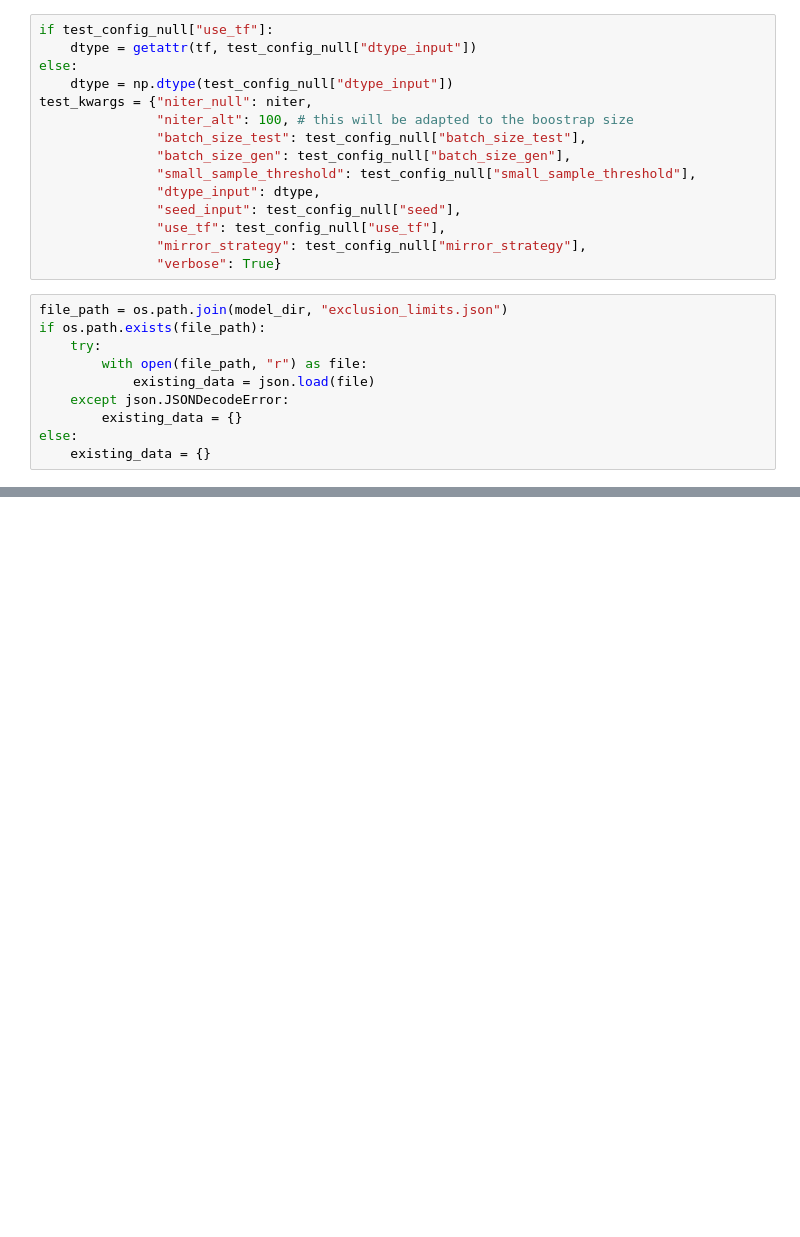
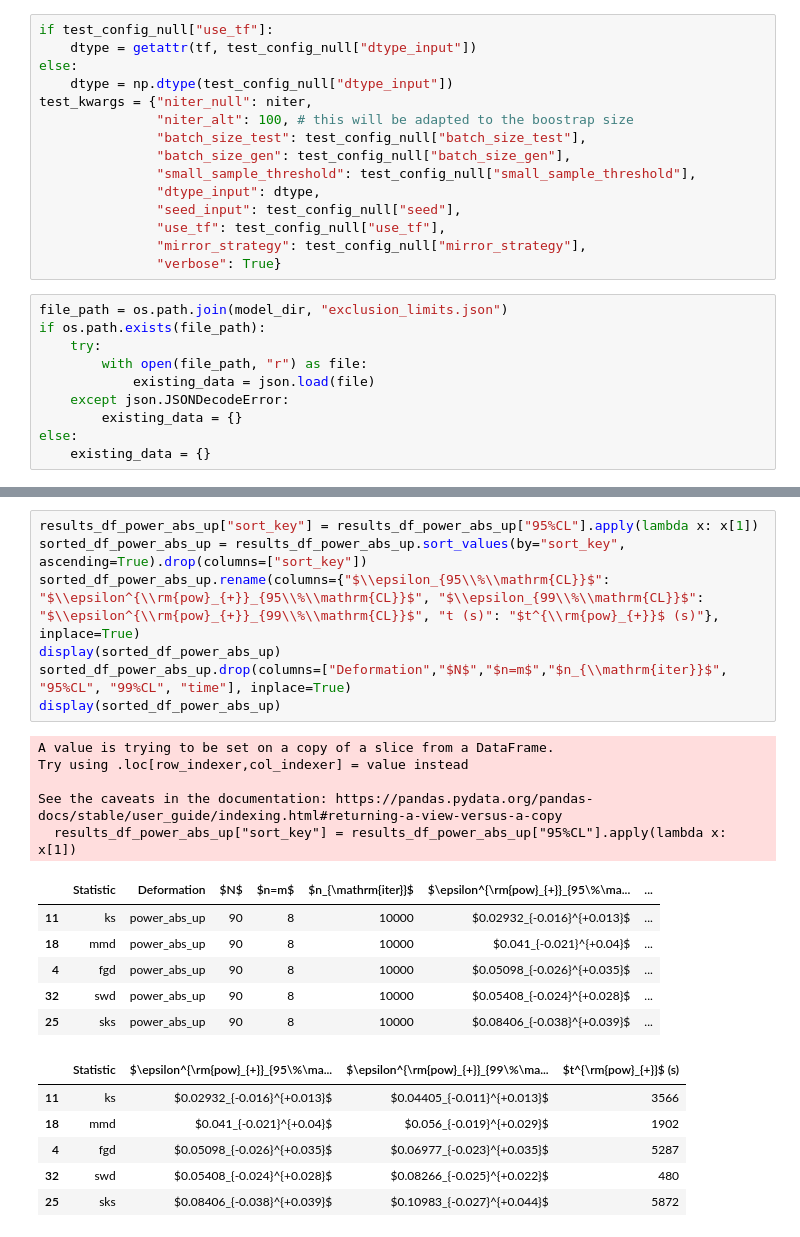
Before and after one commit to TwoSampleTests/JetNetMetrics, a Jupyter notebook: notebooks/particle_features_30_gluon_10K.ipynb, the cells around one changed output, grey strips where cells are left out. Drawn from its saved outputs; the diff is of its cells as text; blank space fills up the shorter version.

```diff
--- a/notebooks/particle_features_30_gluon_10K.ipynb
+++ b/notebooks/particle_features_30_gluon_10K.ipynb
@@ -911,0 +1062,25 @@ Running TF SWD calculatio
+# %%
+results_df_power_abs_up["sort_key"] = results_df_power_abs_up["95%CL"].apply(lambda x: x[1])
+sorted_df_power_abs_up = results_df_power_abs_up.sort_values(by="sort_key", ascending=True).drop(columns=["sort_key"])
+sorted_df_power_abs_up.rename(columns={"$\\epsilon_{95\\%\\mathrm{CL}}$": "$\\epsilon^{\\rm{pow}_{+}}_{95\\%\\mathrm{CL}}$", "$\\epsilon_{99\\%\\mathrm{CL}}$": "$\\epsilon^{\\rm{pow}_{+}}_{99\\%\\mathrm{CL}}$", "t (s)": "$t^{\\rm{pow}_{+}}$ (s)"}, inplace=True)
+display(sorted_df_power_abs_up)
+sorted_df_power_abs_up.drop(columns=["Deformation","$N$","$n=m$","$n_{\\mathrm{iter}}$", "95%CL", "99%CL", "time"], inplace=True)
+display(sorted_df_power_abs_up)
+# %% [output]
+A value is trying to be set on a copy of a slice from a DataFrame.
+Try using .loc[row_indexer,col_indexer] = value instead
+
+See the caveats in the documentation: https://pandas.pydata.org/pandas-docs/stable/user_guide/indexing.html#returning-a-view-versus-a-copy
+  results_df_power_abs_up["sort_key"] = results_df_power_abs_up["95%CL"].apply(lambda x: x[1])
+|  | Statistic | Deformation | $N$ | $n=m$ | $n_{\mathrm{iter}}$ | $\epsilon^{\rm{pow}_{+}}_{95\%\ma... | ... |
+| 11 | ks | power_abs_up | 90 | 8 | 10000 | $0.02932_{-0.016}^{+0.013}$ | ... |
+| 18 | mmd | power_abs_up | 90 | 8 | 10000 | $0.041_{-0.021}^{+0.04}$ | ... |
+| 4 | fgd | power_abs_up | 90 | 8 | 10000 | $0.05098_{-0.026}^{+0.035}$ | ... |
+| 32 | swd | power_abs_up | 90 | 8 | 10000 | $0.05408_{-0.024}^{+0.028}$ | ... |
+| 25 | sks | power_abs_up | 90 | 8 | 10000 | $0.08406_{-0.038}^{+0.039}$ | ... |
+|  | Statistic | $\epsilon^{\rm{pow}_{+}}_{95\%\ma... | $\epsilon^{\rm{pow}_{+}}_{99\%\ma... | $t^{\rm{pow}_{+}}$ (s) |
+| 11 | ks | $0.02932_{-0.016}^{+0.013}$ | $0.04405_{-0.011}^{+0.013}$ | 3566 |
+| 18 | mmd | $0.041_{-0.021}^{+0.04}$ | $0.056_{-0.019}^{+0.029}$ | 1902 |
+| 4 | fgd | $0.05098_{-0.026}^{+0.035}$ | $0.06977_{-0.023}^{+0.035}$ | 5287 |
+| 32 | swd | $0.05408_{-0.024}^{+0.028}$ | $0.08266_{-0.025}^{+0.022}$ | 480 |
+| 25 | sks | $0.08406_{-0.038}^{+0.039}$ | $0.10983_{-0.027}^{+0.044}$ | 5872 |
```
Also changed, not shown: parts of 12 cells of this notebook, 14 other files.
